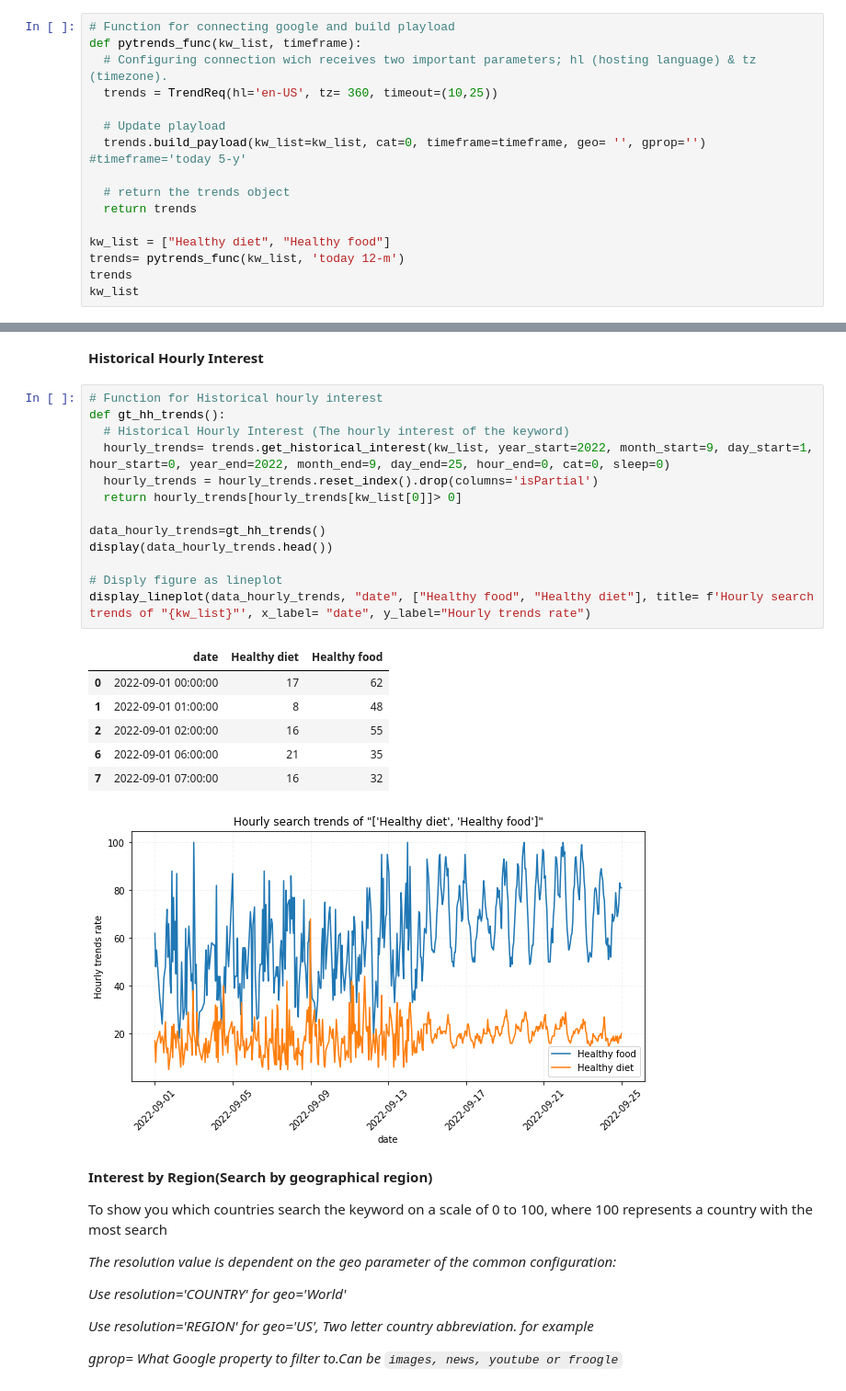
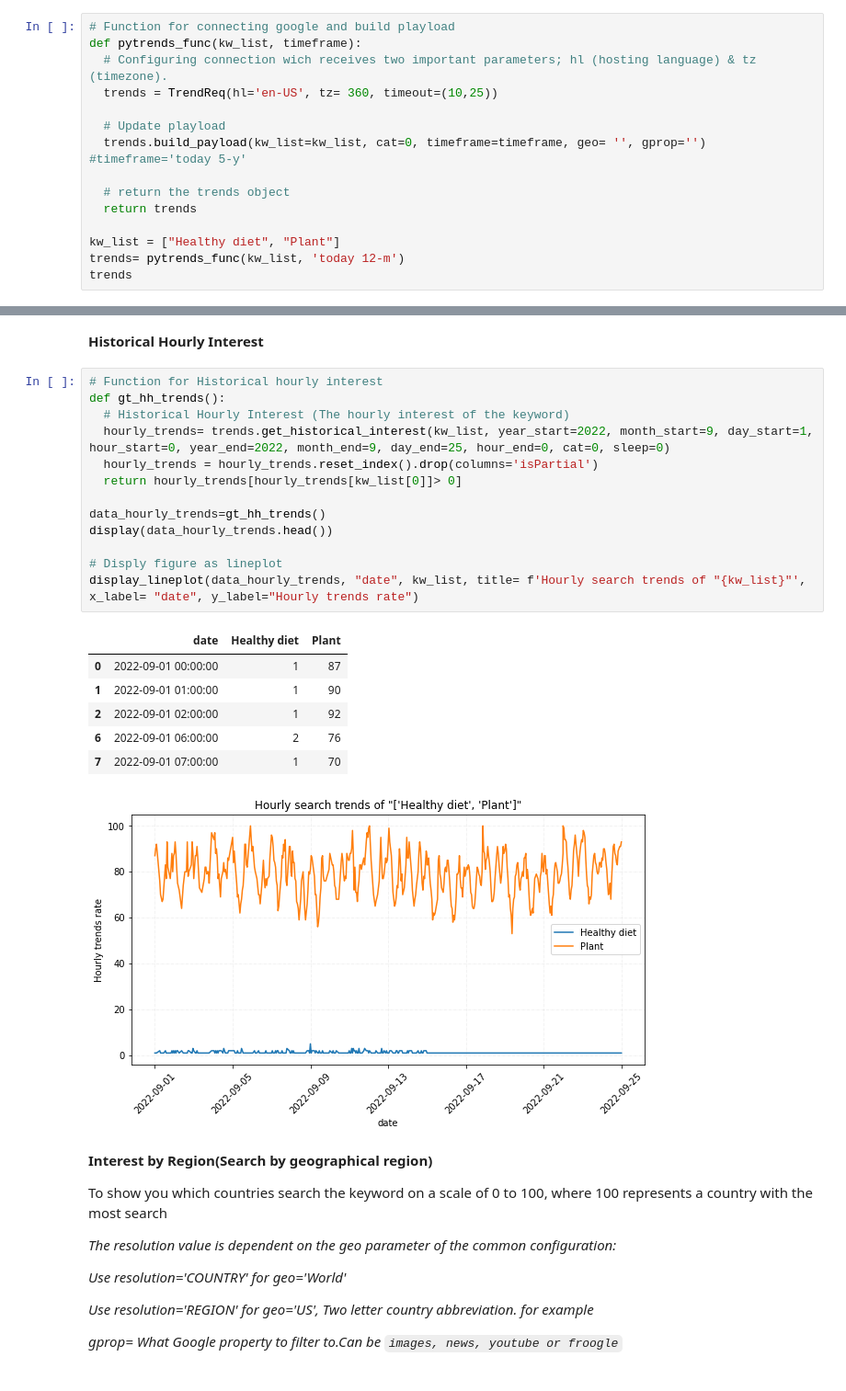
Before and after one commit to mrchapagain/GoogleTrendAnalytics, a Jupyter notebook: GoogleTrends.ipynb, the cells around one changed output, grey strips where cells are left out. Shown: that part at 92% size. Saved outputs shown, nothing was run; the diff lists cells and outputs as text.

```diff
--- a/GoogleTrends.ipynb
+++ b/GoogleTrends.ipynb
@@ -74,8 +74,7 @@ def pytrends_func(kw_list, timeframe):
   # return the trends object
   return trends
 
-kw_list = ["Healthy diet", "Healthy food"]
+kw_list = ["Healthy diet", "Plant"]
 trends= pytrends_func(kw_list, 'today 12-m')
 trends
-kw_list
 # %% [output]
@@ -153,24 +151,24 @@ display_lineplot(data_over_time, "date", ["Healthy food", "Healthy diet"], title
 # %%
 # Function for Historical hourly interest
 def gt_hh_trends():
   # Historical Hourly Interest (The hourly interest of the keyword)
   hourly_trends= trends.get_historical_interest(kw_list, year_start=2022, month_start=9, day_start=1, hour_start=0, year_end=2022, month_end=9, day_end=25, hour_end=0, cat=0, sleep=0)
   hourly_trends = hourly_trends.reset_index().drop(columns='isPartial')
   return hourly_trends[hourly_trends[kw_list[0]]> 0]
 
 data_hourly_trends=gt_hh_trends()
 display(data_hourly_trends.head())
 
 # Disply figure as lineplot
-display_lineplot(data_hourly_trends, "date", ["Healthy food", "Healthy diet"], title= f'Hourly search trends of "{kw_list}"', x_label= "date", y_label="Hourly trends rate")
+display_lineplot(data_hourly_trends, "date", kw_list, title= f'Hourly search trends of "{kw_list}"', x_label= "date", y_label="Hourly trends rate")
 # %% [output]
-|  | date | Healthy diet | Healthy food |
-| 0 | 2022-09-01 00:00:00 | 17 | 62 |
-| 1 | 2022-09-01 01:00:00 | 8 | 48 |
-| 2 | 2022-09-01 02:00:00 | 16 | 55 |
-| 6 | 2022-09-01 06:00:00 | 21 | 35 |
-| 7 | 2022-09-01 07:00:00 | 16 | 32 |
+|  | date | Healthy diet | Plant |
+| 0 | 2022-09-01 00:00:00 | 1 | 87 |
+| 1 | 2022-09-01 01:00:00 | 1 | 90 |
+| 2 | 2022-09-01 02:00:00 | 1 | 92 |
+| 6 | 2022-09-01 06:00:00 | 2 | 76 |
+| 7 | 2022-09-01 07:00:00 | 1 | 70 |
-[figure, old version]
+[figure, new version]
 # %% [markdown]
 **Interest by Region(Search by geographical region)**
 
```
Also changed, not shown: parts of 6 cells of this notebook.
